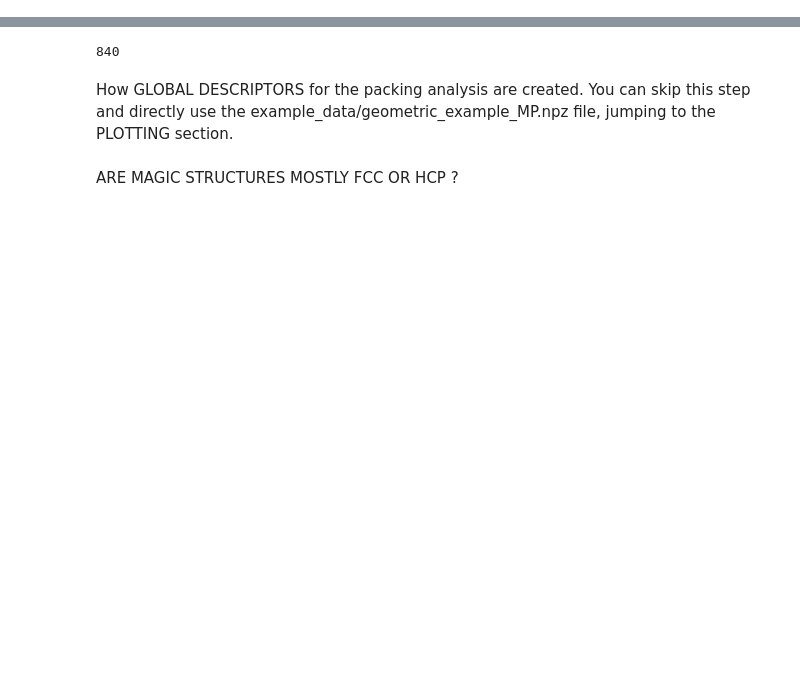
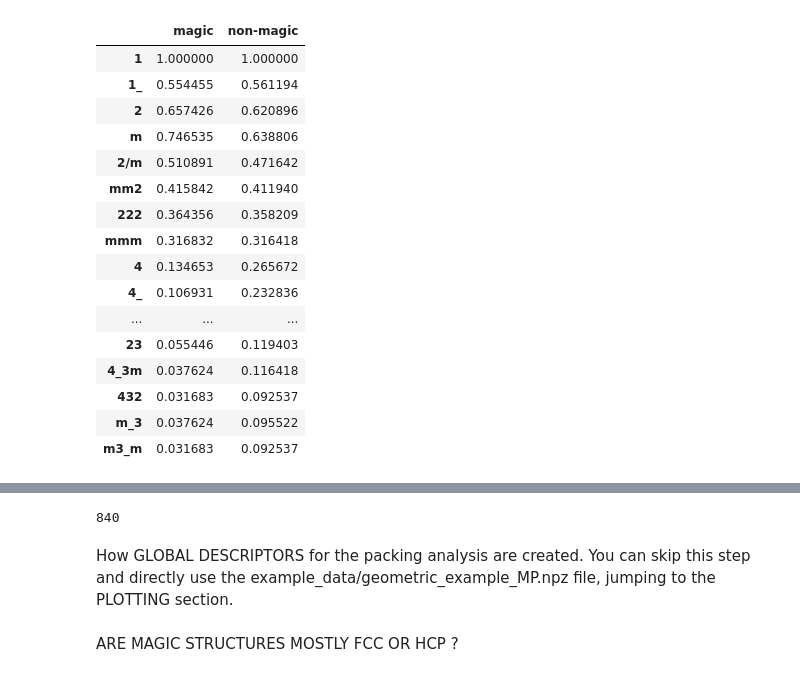
Before and after one commit to epfl-theos/r4-project, a Jupyter notebook: src/2.Global geometric descriptors.ipynb, the cells around one changed output, grey strips where cells are left out. Saved outputs shown, nothing was run; the diff lists cells and outputs as text; code cells hidden in the pictures; blank space fills up the shorter version.

```diff
--- a/src/2.Global geometric descriptors.ipynb
+++ b/src/2.Global geometric descriptors.ipynb
@@ -20,0 +94,22 @@ sns.set_palette(sns.color_palette(c))
+# %%
+inh_symm_m.columns = ['magic']
+inh_symm_m['non-magic']=inh_symm_nm['point_group']
+inh_symm_m
+# %% [output]
+|  | magic | non-magic |
+| 1 | 1.000000 | 1.000000 |
+| 1_ | 0.554455 | 0.561194 |
+| 2 | 0.657426 | 0.620896 |
+| m | 0.746535 | 0.638806 |
+| 2/m | 0.510891 | 0.471642 |
+| mm2 | 0.415842 | 0.411940 |
+| 222 | 0.364356 | 0.358209 |
+| mmm | 0.316832 | 0.316418 |
+| 4 | 0.134653 | 0.265672 |
+| 4_ | 0.106931 | 0.232836 |
+| ... | ... | ... |
+| 23 | 0.055446 | 0.119403 |
+| 4_3m | 0.037624 | 0.116418 |
+| 432 | 0.031683 | 0.092537 |
+| m_3 | 0.037624 | 0.095522 |
+| m3_m | 0.031683 | 0.092537 |
```
Also changed, not shown: parts of 20 cells of this notebook, 9 other files.
